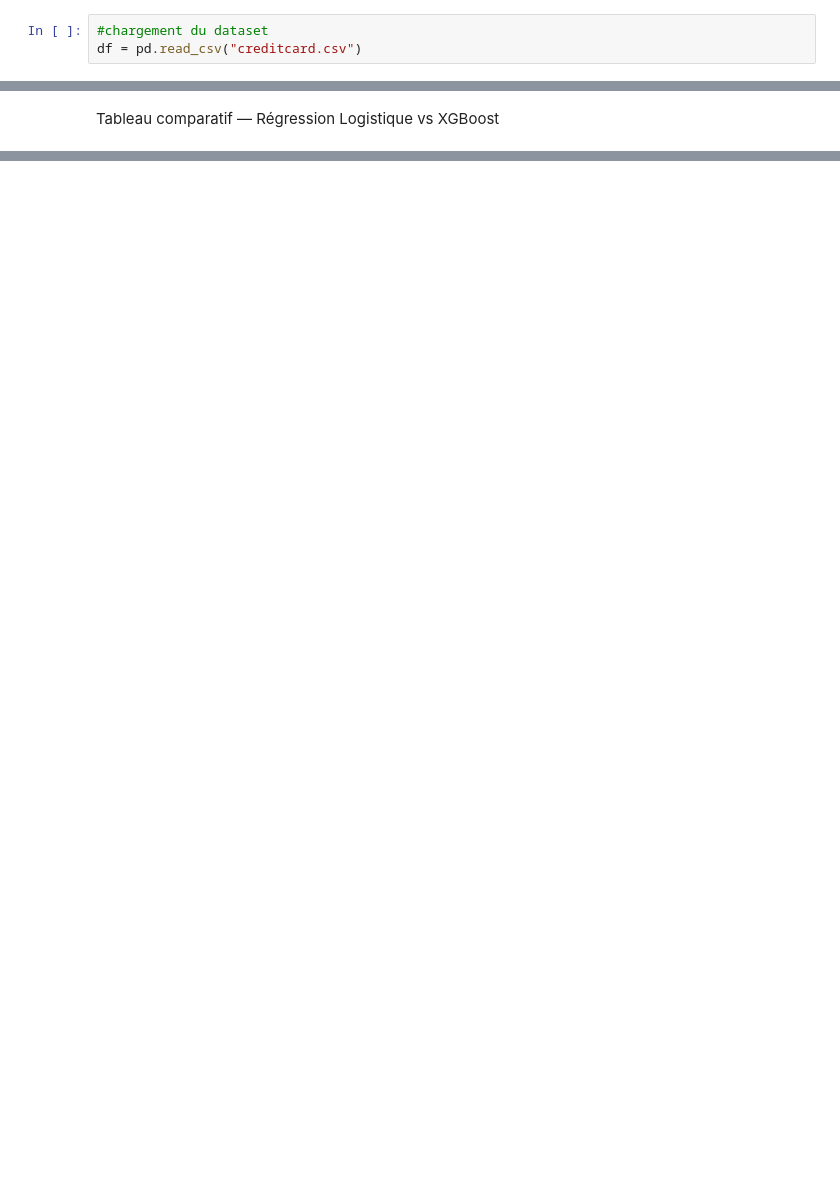
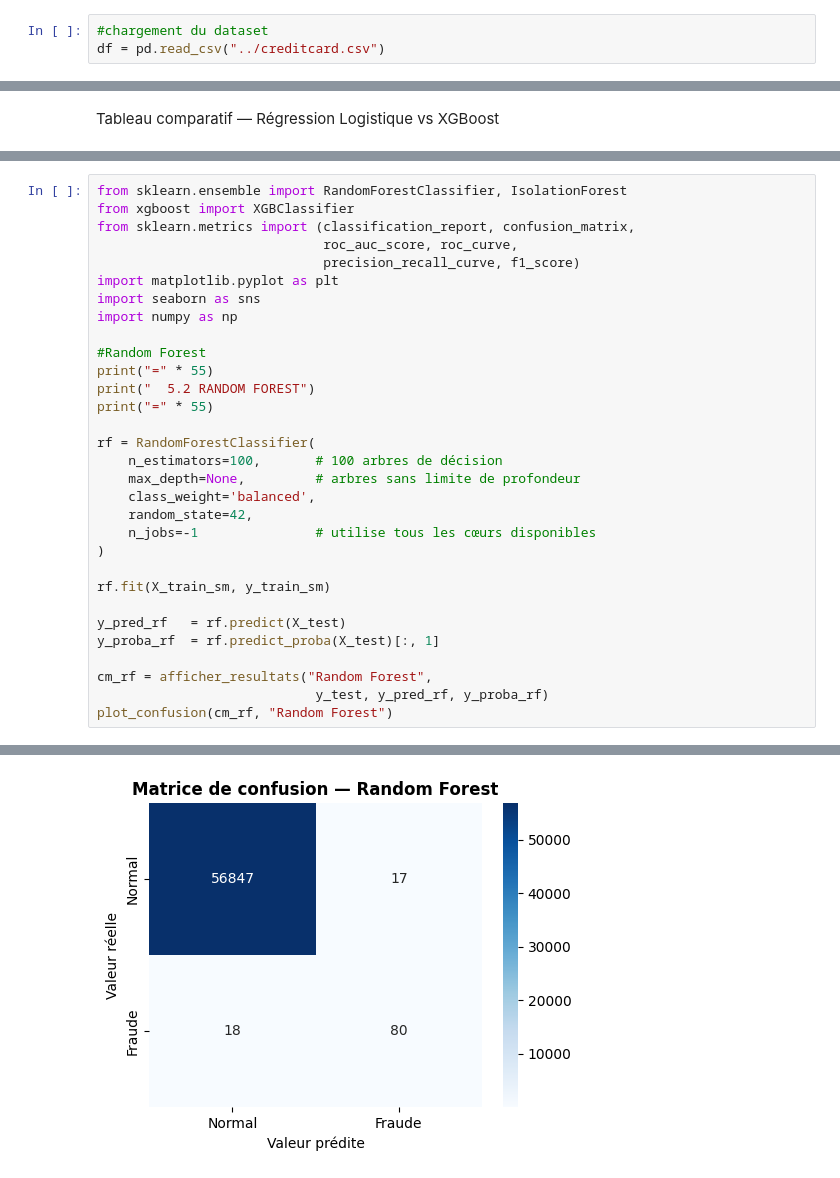
Before and after one commit to patricisto1-arch/Projet-de-fin-d-ann-e-L2, a Jupyter notebook: notebooks/notebook_PF.ipynb, the cells around one changed output, grey strips where cells are left out. Drawn from its saved outputs; the diff is of its cells as text; blank space fills up the shorter version.

```diff
--- a/notebooks/notebook_PF.ipynb
+++ b/notebooks/notebook_PF.ipynb
@@ -7,7 +7,7 @@ import seaborn as sns
 import matplotlib.pyplot as plt
 # %%
 #chargement du dataset
-df = pd.read_csv("creditcard.csv")
+df = pd.read_csv("../creditcard.csv")
 # %%
 #dimension
 df.shape
@@ -741,0 +844,32 @@ comparatif
+# %%
+from sklearn.ensemble import RandomForestClassifier, IsolationForest
+from xgboost import XGBClassifier
+from sklearn.metrics import (classification_report, confusion_matrix,
+                             roc_auc_score, roc_curve,
+                             precision_recall_curve, f1_score)
+import matplotlib.pyplot as plt
+import seaborn as sns
+import numpy as np
+
+#Random Forest
+print("=" * 55)
+print("  5.2 RANDOM FOREST")
+print("=" * 55)
+
+rf = RandomForestClassifier(
+    n_estimators=100,       # 100 arbres de décision
+    max_depth=None,         # arbres sans limite de profondeur
+    class_weight='balanced',
+    random_state=42,
+    n_jobs=-1               # utilise tous les cœurs disponibles
+)
+
+rf.fit(X_train_sm, y_train_sm)
+
+y_pred_rf   = rf.predict(X_test)
+y_proba_rf  = rf.predict_proba(X_test)[:, 1]
+
+cm_rf = afficher_resultats("Random Forest",
+                            y_test, y_pred_rf, y_proba_rf)
+plot_confusion(cm_rf, "Random Forest")
+# %% [output]
@@ -741,0 +893 @@ comparatif
+[figure, added]
```
Also changed, not shown: parts of 16 cells of this notebook, 10 other files.
